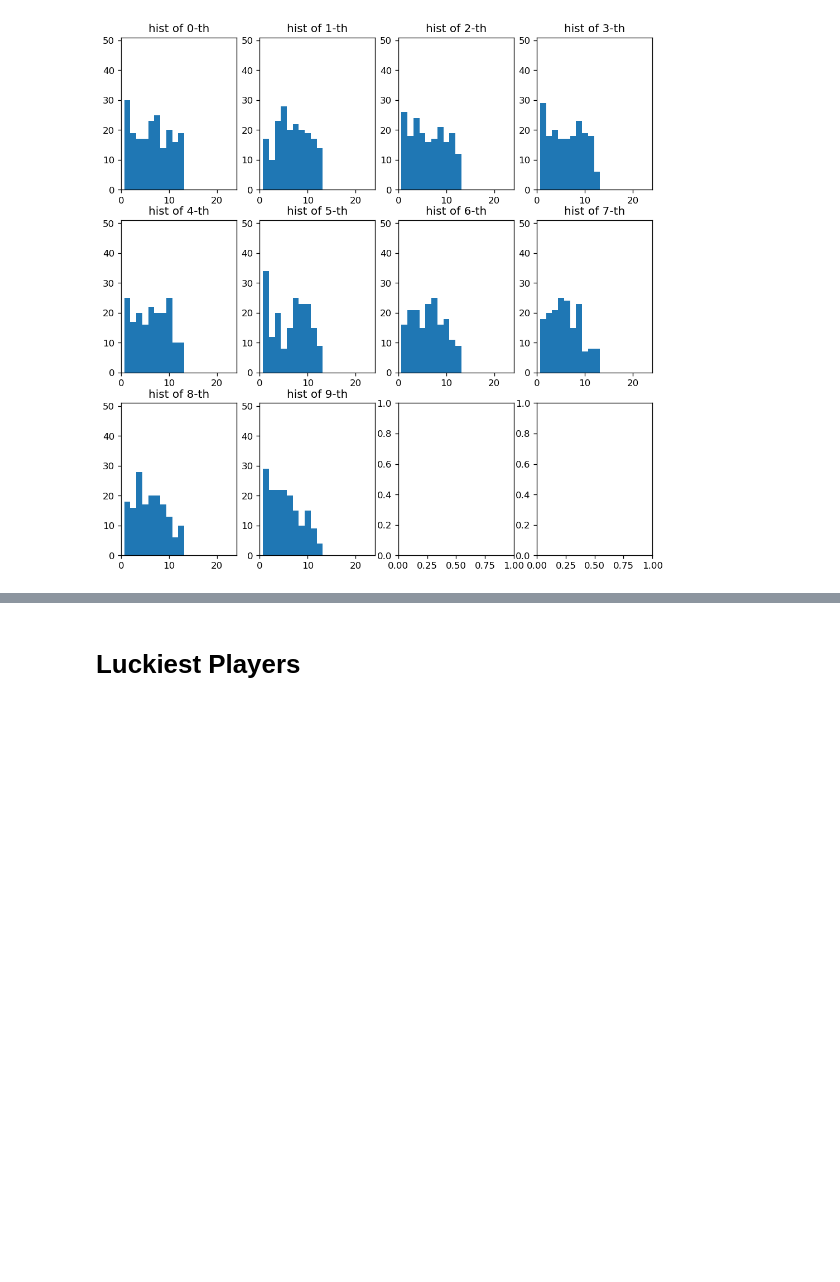
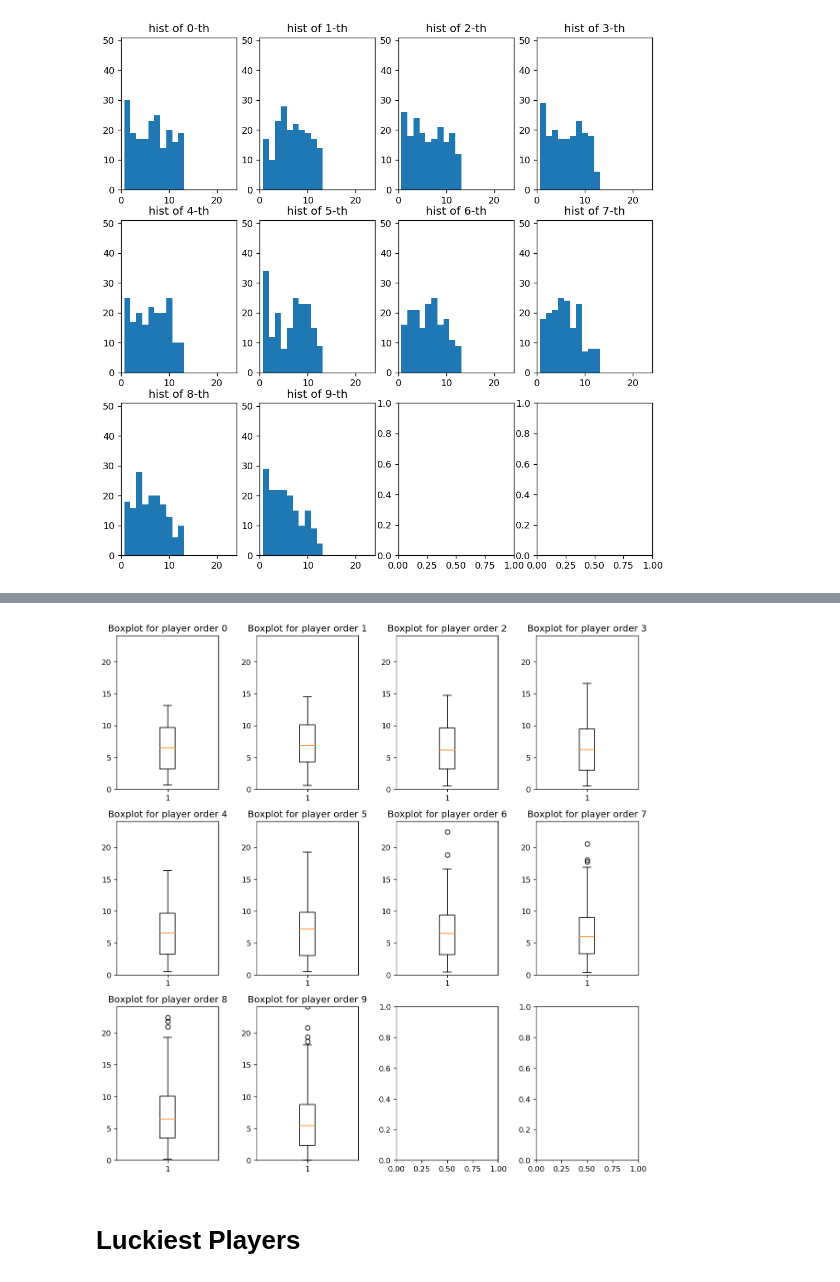
Before and after one commit to tjysdsg/wechat-red-bag, a Jupyter notebook: eda.ipynb, the cells around one changed output, grey strips where cells are left out. Drawn from its saved outputs; the diff is of its cells as text; code cells hidden in the pictures; blank space fills up the shorter version.

```diff
--- a/eda.ipynb
+++ b/eda.ipynb
@@ -113,3 +105,21 @@ data_sum_value_general
+# %%
+def boxplot(data: pd.DataFrame):
+    fig, axs = plt.subplots(3, 4)
+    fig.set_size_inches(10.24, 10.24)
+    axs = axs.flat
+    ylim = np.max(data.values)
+    for i in range(10):
+        axs[i].boxplot(data.values[i,])
+        title = 'Boxplot for player order {}'.format(i)
+        axs[i].set_title(title)
+        axs[i].set_ylim([0, ylim])
+    fig.tight_layout()
+    plt.savefig('boxplot-for-data.png')
+    plt.show()
+
+boxplot(data)
+# %% [output]
+[figure, added]
 # %% [markdown]
 # Luckiest Players
 # %%
```
Also changed, not shown: parts of 5 cells of this notebook, 2 other files.
